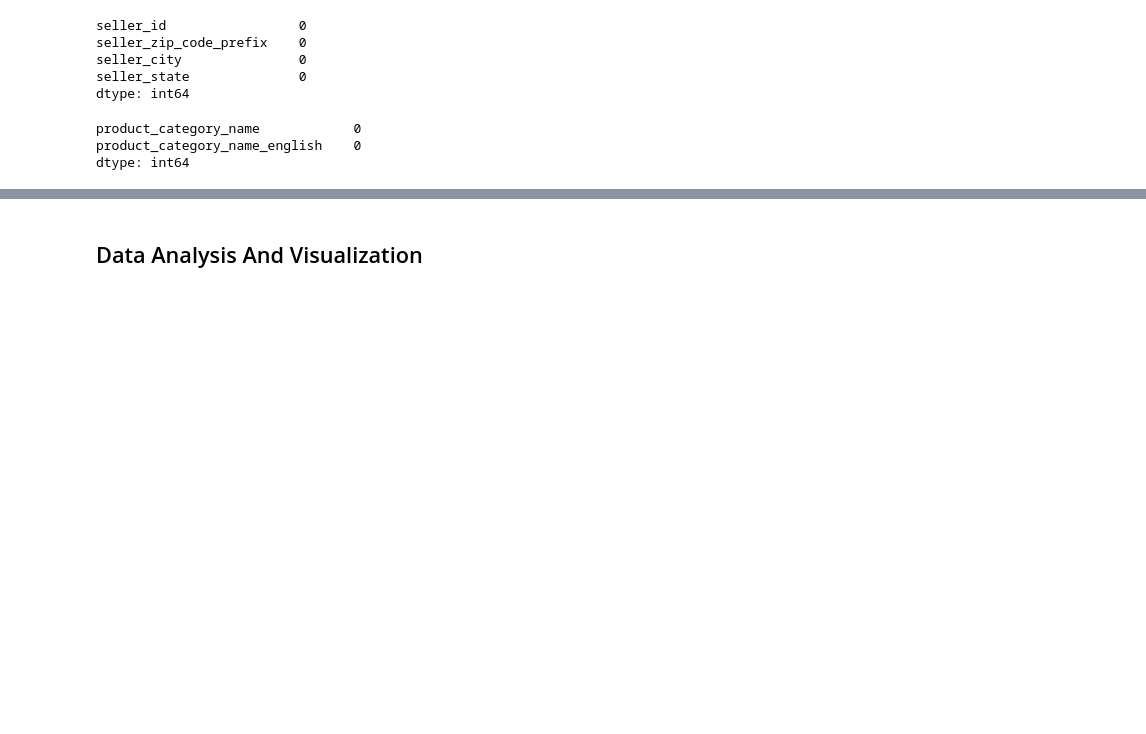
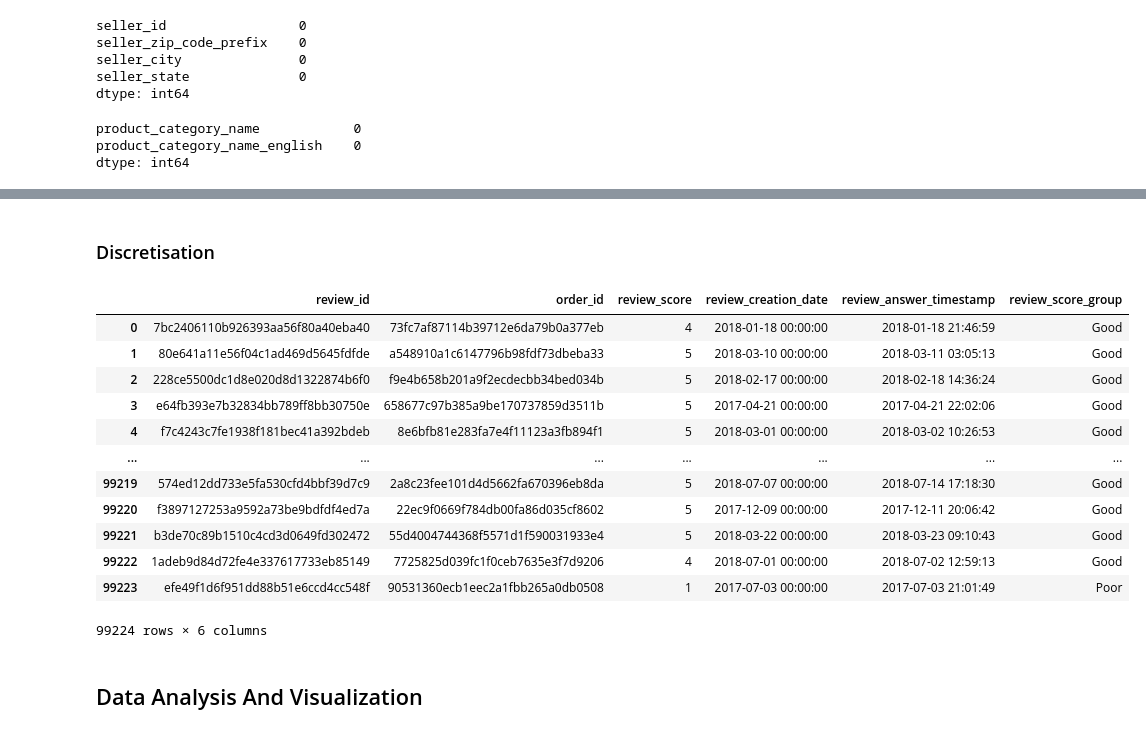
Before and after one commit to AumGupta/dav-project, a Jupyter notebook: project.ipynb, the cells around one changed output, grey strips where cells are left out. Drawn from its saved outputs; the diff is of its cells as text; code cells hidden in the pictures; blank space fills up the shorter version.

```diff
--- a/project.ipynb
+++ b/project.ipynb
@@ -234,3 +279,25 @@ dtype: int64
+# %% [markdown]
+### Discretisation
+# %%
+order_reviews_bin = [1,2,3,6]
+order_reviews_label = ['Poor','Average','Good']
+order_reviews['review_score_group'] = pd.cut(order_reviews['review_score'],bins=order_reviews_bin, labels=order_reviews_label, right=False)
+
+order_reviews
+# %% [output]
+|  | review_id | order_id | review_score | review_creation_date | review_answer_timestamp | review_score_group |
+| 0 | 7bc2406110b926393aa56f80a40eba40 | 73fc7af87114b39712e6da79b0a377eb | 4 | 2018-01-18 00:00:00 | 2018-01-18 21:46:59 | Good |
+| 1 | 80e641a11e56f04c1ad469d5645fdfde | a548910a1c6147796b98fdf73dbeba33 | 5 | 2018-03-10 00:00:00 | 2018-03-11 03:05:13 | Good |
+| 2 | 228ce5500dc1d8e020d8d1322874b6f0 | f9e4b658b201a9f2ecdecbb34bed034b | 5 | 2018-02-17 00:00:00 | 2018-02-18 14:36:24 | Good |
+| 3 | e64fb393e7b32834bb789ff8bb30750e | 658677c97b385a9be170737859d3511b | 5 | 2017-04-21 00:00:00 | 2017-04-21 22:02:06 | Good |
+| 4 | f7c4243c7fe1938f181bec41a392bdeb | 8e6bfb81e283fa7e4f11123a3fb894f1 | 5 | 2018-03-01 00:00:00 | 2018-03-02 10:26:53 | Good |
+| ... | ... | ... | ... | ... | ... | ... |
+| 99219 | 574ed12dd733e5fa530cfd4bbf39d7c9 | 2a8c23fee101d4d5662fa670396eb8da | 5 | 2018-07-07 00:00:00 | 2018-07-14 17:18:30 | Good |
+| 99220 | f3897127253a9592a73be9bdfdf4ed7a | 22ec9f0669f784db00fa86d035cf8602 | 5 | 2017-12-09 00:00:00 | 2017-12-11 20:06:42 | Good |
+| 99221 | b3de70c89b1510c4cd3d0649fd302472 | 55d4004744368f5571d1f590031933e4 | 5 | 2018-03-22 00:00:00 | 2018-03-23 09:10:43 | Good |
+| 99222 | 1adeb9d84d72fe4e337617733eb85149 | 7725825d039fc1f0ceb7635e3f7d9206 | 4 | 2018-07-01 00:00:00 | 2018-07-02 12:59:13 | Good |
+| 99223 | efe49f1d6f951dd88b51e6ccd4cc548f | 90531360ecb1eec2a1fbb265a0db0508 | 1 | 2017-07-03 00:00:00 | 2017-07-03 21:01:49 | Poor |
+99224 rows × 6 columns
 # %% [markdown]
 ## Data Analysis And Visualization
 # %% [markdown]
```
Also changed, not shown: parts of 13 cells of this notebook, 1 other file.
